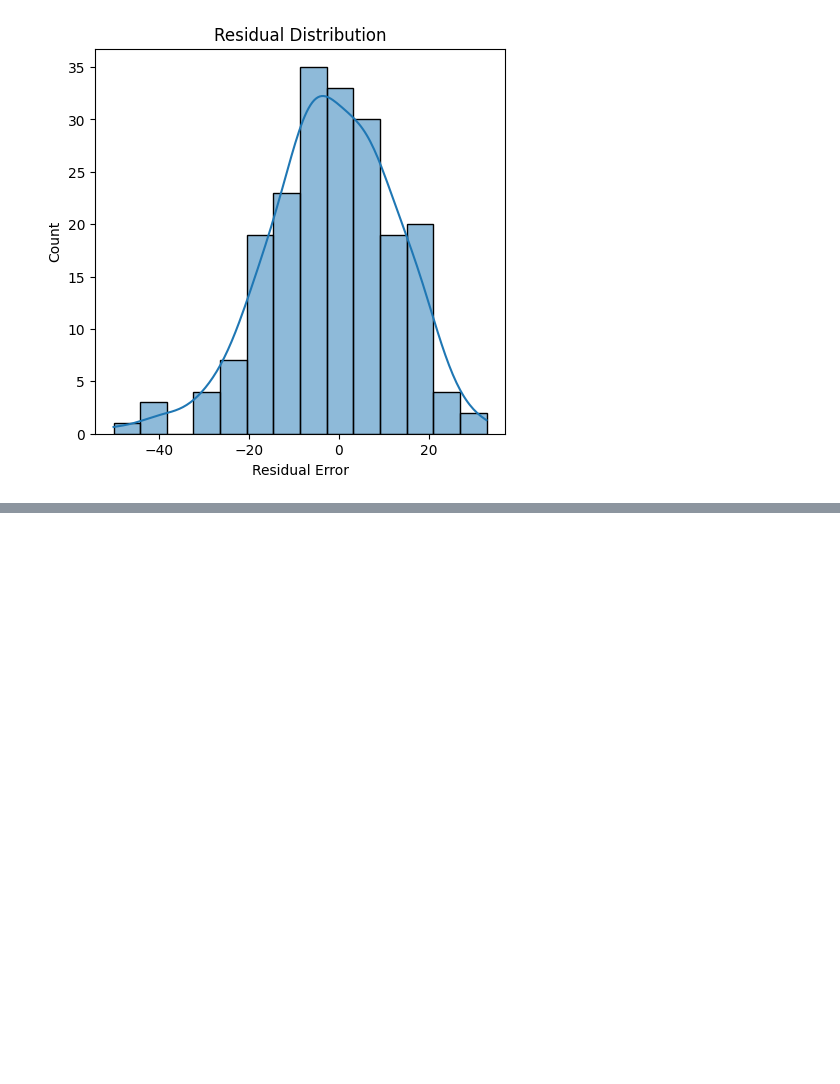
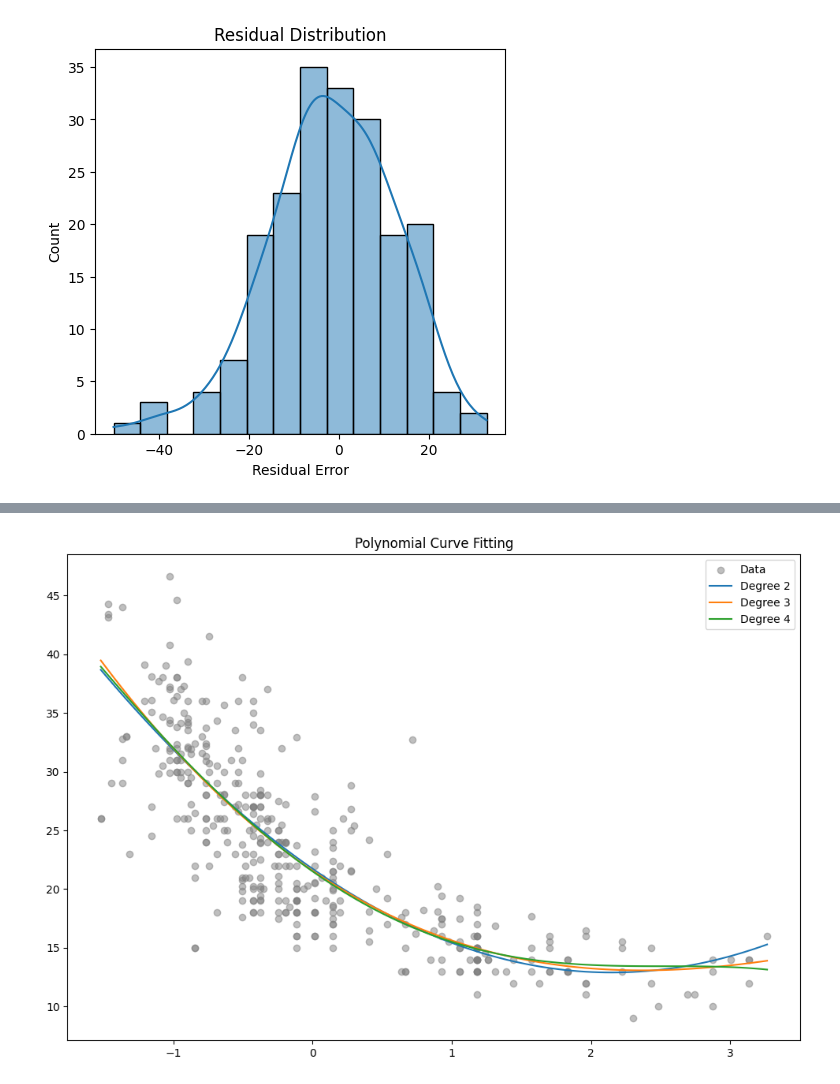
Before and after one commit to Shaqeeq-S/ML-Experiments, a Jupyter notebook: EX3_ML.ipynb, the cells around one changed output, grey strips where cells are left out. Cells and saved outputs as stored; diff of their text form; code cells hidden in the pictures; blank space fills up the shorter version.

```diff
--- a/EX3_ML.ipynb
+++ b/EX3_ML.ipynb
@@ -177,0 +221,88 @@ plt.show()
+# %%
+import pandas as pd
+import numpy as np
+import matplotlib.pyplot as plt
+from sklearn.model_selection import train_test_split
+from sklearn.preprocessing import PolynomialFeatures, StandardScaler
+from sklearn.linear_model import LinearRegression, Ridge
+from sklearn.metrics import mean_squared_error, r2_score
+print("SHAQEEQ S 24BAD109")
+
+df = pd.read_csv(r"C:\Users\HP\Downloads\auto-mpg.csv", na_values='?')
+
+df = df.dropna()
+
+df['horsepower'] = pd.to_numeric(df['horsepower'])
+
+X = df[['horsepower']]
+y = df['mpg']
+
+scaler = StandardScaler()
+X_scaled = scaler.fit_transform(X)
+
+X_train, X_test, y_train, y_test = train_test_split(X_scaled, y, test_size=0.2, random_state=42)
+
+degrees = [2, 3, 4]
+train_errors = []
+test_errors = []
+
+plt.figure(figsize=(12, 8))
+plt.scatter(X_scaled, y, color='gray', alpha=0.5, label='Data')
+
+for d in degrees:
+    poly = PolynomialFeatures(degree=d)
+    X_train_poly = poly.fit_transform(X_train)
+    X_test_poly = poly.transform(X_test)
+
+    poly_model = LinearRegression()
+    poly_model.fit(X_train_poly, y_train)
+
+    y_train_pred = poly_model.predict(X_train_poly)
+    y_test_pred = poly_model.predict(X_test_poly)
+
+    mse = mean_squared_error(y_test, y_test_pred)
+    rmse = np.sqrt(mse)
+    r2 = r2_score(y_test, y_test_pred)
+
+    train_errors.append(mean_squared_error(y_train, y_train_pred))
+    test_errors.append(mse)
+
+    print(f"Degree {d} - MSE: {mse}, RMSE: {rmse}, R2: {r2}")
+
+    X_range = np.linspace(X_scaled.min(), X_scaled.max(), 100).reshape(-1, 1)
+    X_range_poly = poly.transform(X_range)
+    y_range_pred = poly_model.predict(X_range_poly)
+    plt.plot(X_range, y_range_pred, label=f'Degree {d}')
+
+plt.title('Polynomial Curve Fitting')
+plt.legend()
+plt.show()
+
+plt.figure(figsize=(8, 5))
+plt.plot(degrees, train_errors, marker='o', label='Train Error')
+plt.plot(degrees, test_errors, marker='o', label='Test Error')
+plt.xlabel('Polynomial Degree')
+plt.ylabel('MSE')
+plt.title('Training vs Testing Error')
+plt.legend()
+plt.show()
+
+poly = PolynomialFeatures(degree=4)
+X_train_poly = poly.fit_transform(X_train)
+X_test_poly = poly.transform(X_test)
+
+ridge_model = Ridge(alpha=10)
+ridge_model.fit(X_train_poly, y_train)
+print("Ridge Regression R2 (Degree 4):", ridge_model.score(X_test_poly, y_test))
+
+X_range = np.linspace(X_scaled.min(), X_scaled.max(), 100).reshape(-1, 1)
+X_range_poly = poly.transform(X_range)
+y_ridge_pred = ridge_model.predict(X_range_poly)
+
+plt.figure(figsize=(10, 6))
+plt.scatter(X_scaled, y, color='gray', alpha=0.5)
+plt.plot(X_range, y_ridge_pred, color='red', label='Ridge (Degree 4)')
+plt.title('Polynomial Regression with Ridge Regularization')
+plt.legend()
+plt.show()
+# %% [output]
@@ -177,0 +313 @@ plt.show()
+[figure, added]
```
Also changed, not shown: parts of 3 cells of this notebook.
